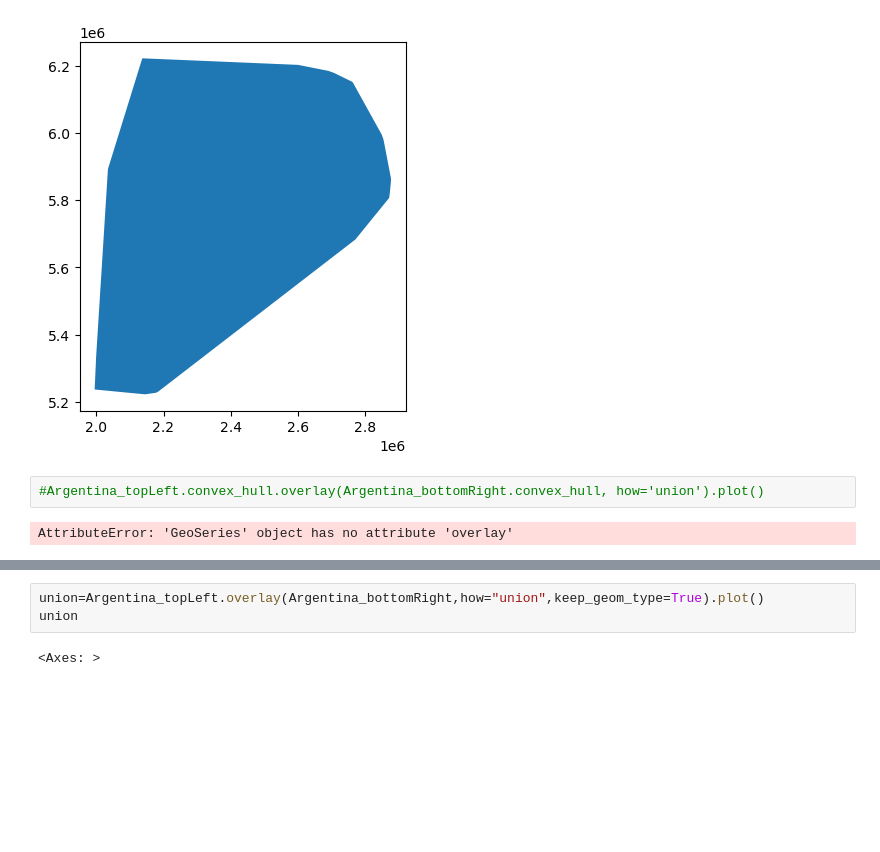
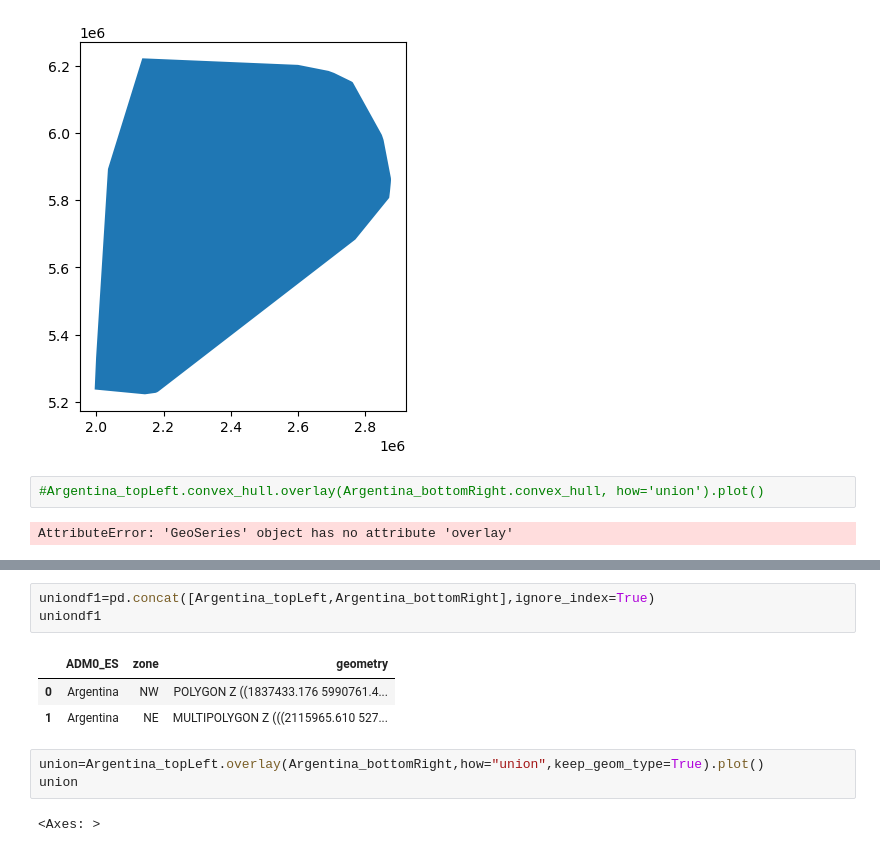
Before and after one commit to Romina300/TareaFinal_1, a Jupyter notebook: TareaFinal_parte1.ipynb, the cells around one changed output, grey strips where cells are left out. Saved outputs shown, nothing was run; the diff lists cells and outputs as text; blank space fills up the shorter version.

```diff
--- a/TareaFinal_parte1.ipynb
+++ b/TareaFinal_parte1.ipynb
@@ -550,3 +558,10 @@ AttributeError: 'GeoSeries' object has no attribute 'overlay'
+# %%
+uniondf1=pd.concat([Argentina_topLeft,Argentina_bottomRight],ignore_index=True)
+uniondf1
+# %% [output]
+|  | ADM0_ES | zone | geometry |
+| 0 | Argentina | NW | POLYGON Z ((1837433.176 5990761.4... |
+| 1 | Argentina | NE | MULTIPOLYGON Z (((2115965.610 527... |
 # %%
 union=Argentina_topLeft.overlay(Argentina_bottomRight,how="union",keep_geom_type=True).plot()
 union
```
Also changed, not shown: parts of 5 cells of this notebook.
